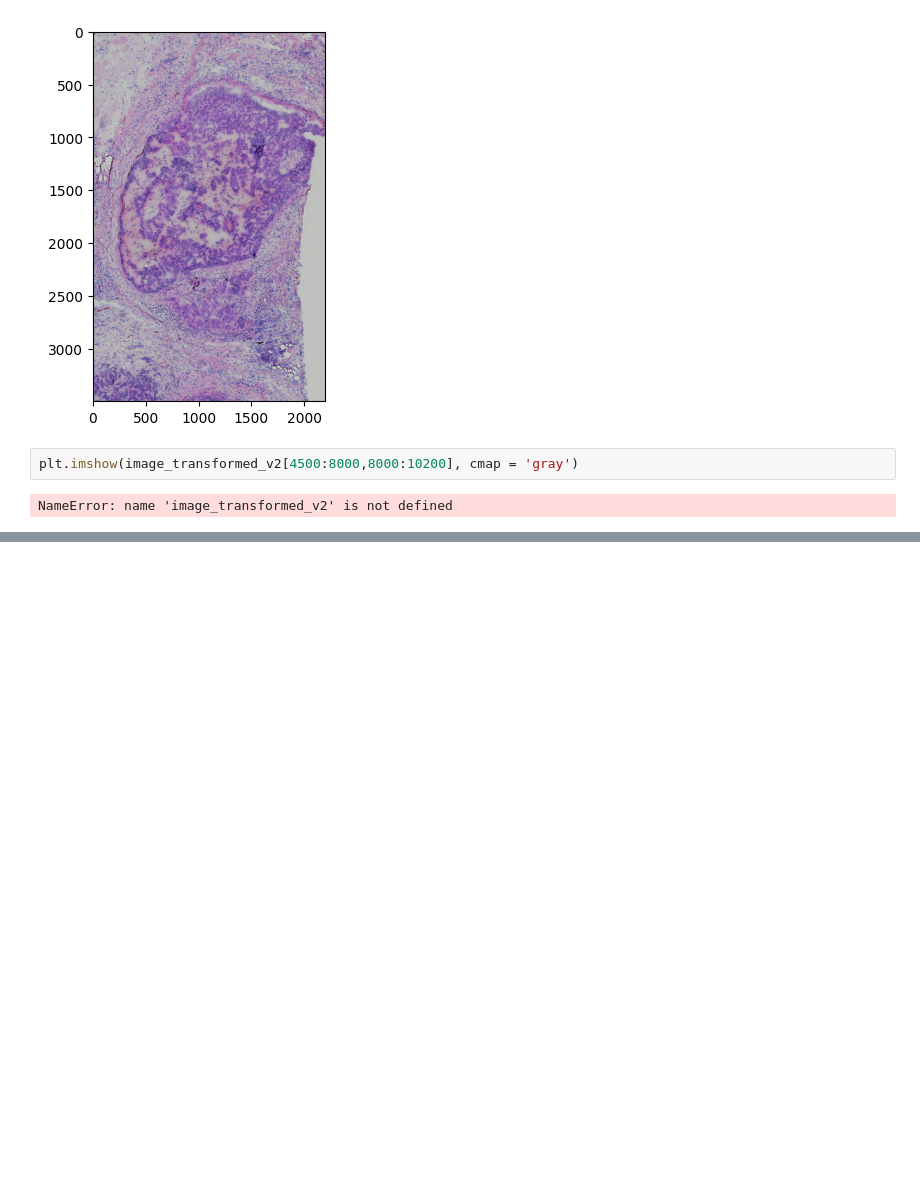
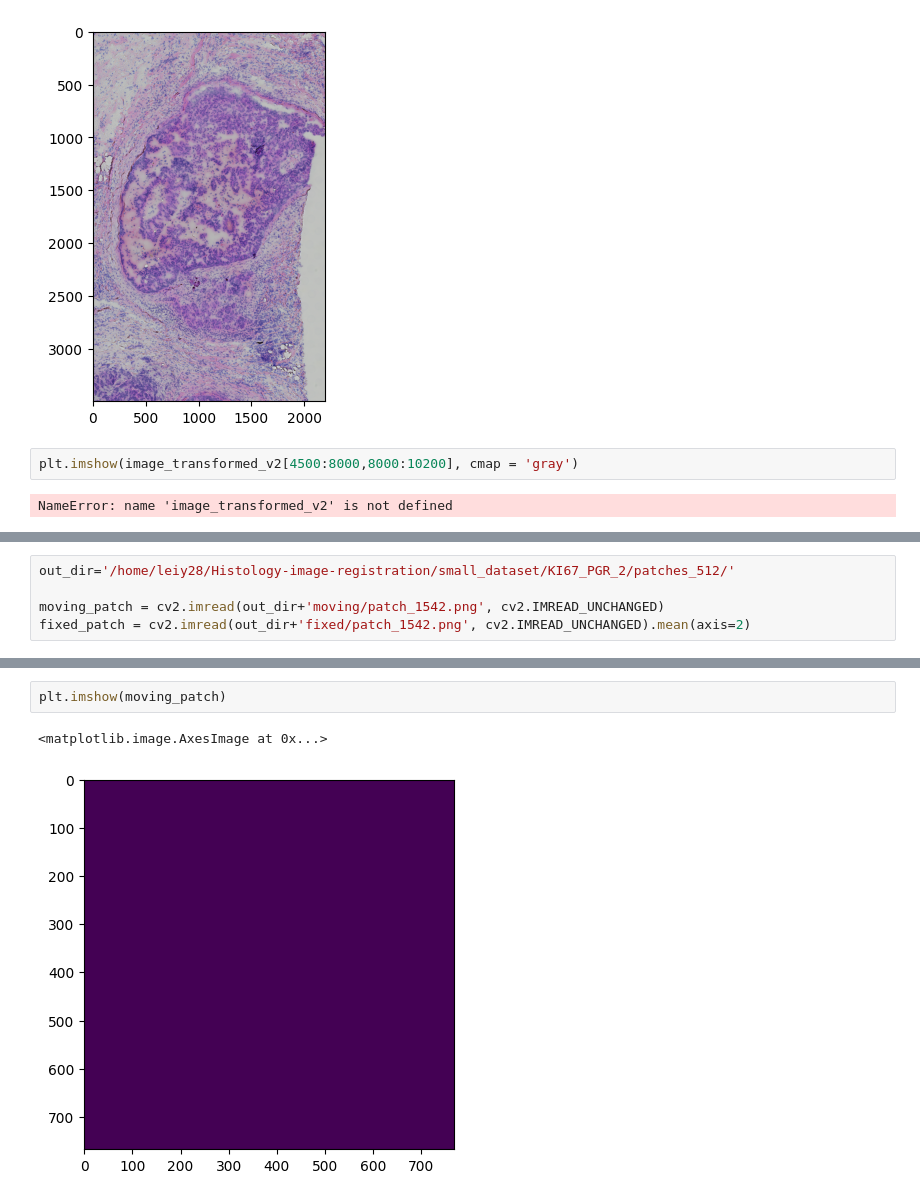
Before and after one commit to YutongLei2020/Histology-image-registration, a Jupyter notebook: view_output.ipynb, the cells around one changed output, grey strips where cells are left out. Drawn from its saved outputs; the diff is of its cells as text; blank space fills up the shorter version.

```diff
--- a/view_output.ipynb
+++ b/view_output.ipynb
@@ -147,0 +158,5 @@ NameError: name 'image_transformed_v2' is not defined
+# %%
+out_dir='/home/leiy28/Histology-image-registration/small_dataset/KI67_PGR_2/patches_512/'
+
+moving_patch = cv2.imread(out_dir+'moving/patch_1542.png', cv2.IMREAD_UNCHANGED)
+fixed_patch = cv2.imread(out_dir+'fixed/patch_1542.png', cv2.IMREAD_UNCHANGED).mean(axis=2)
@@ -147,0 +189,5 @@ NameError: name 'image_transformed_v2' is not defined
+# %%
+plt.imshow(moving_patch)
+# %% [output]
+<matplotlib.image.AxesImage at 0x...>
+[figure, added]
```
Also changed, not shown: parts of 12 cells of this notebook, 13 other files.
